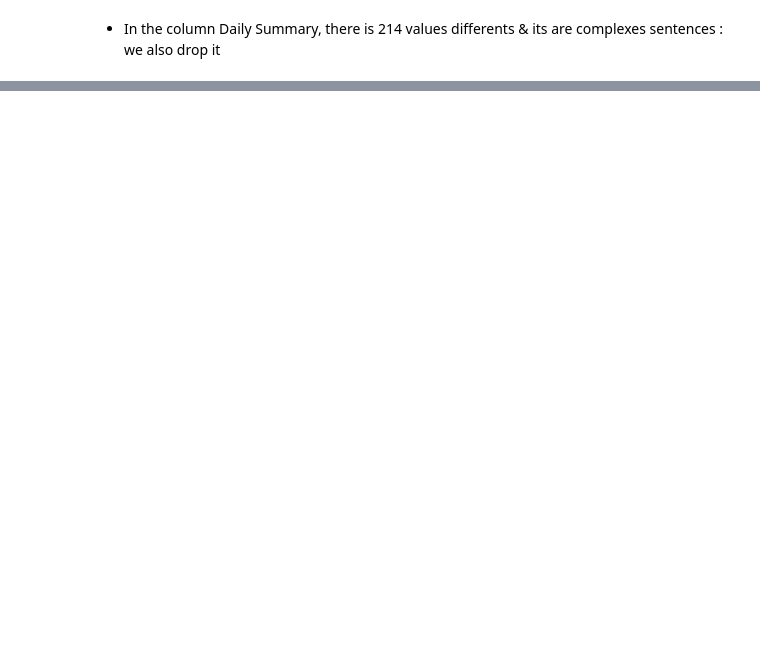
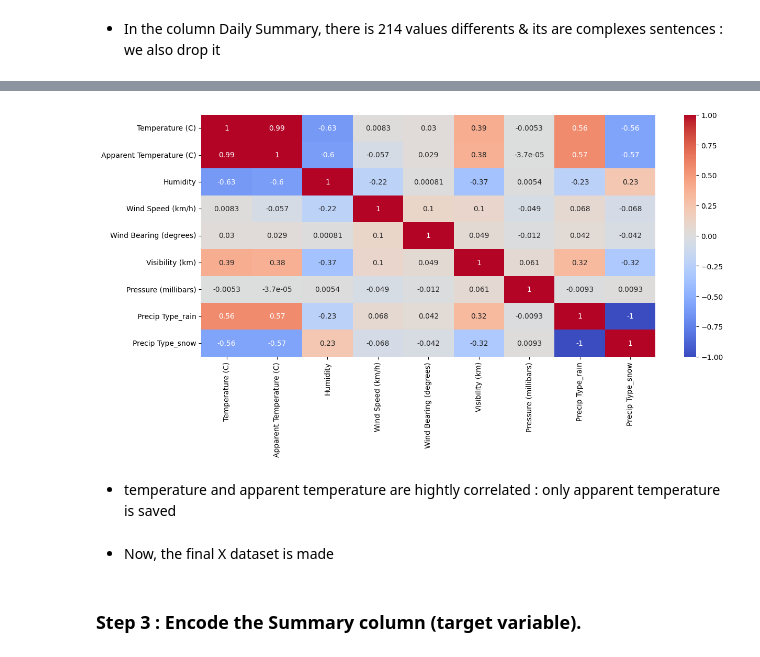
Before and after one commit to LucasTexier/Weather-prediction-with-bayesian-model, a Jupyter notebook: Weather-prediction.ipynb, the cells around one changed output, grey strips where cells are left out. Cells and saved outputs as stored; diff of their text form; code cells hidden in the pictures; blank space fills up the shorter version.

```diff
--- a/Weather-prediction.ipynb
+++ b/Weather-prediction.ipynb
@@ -229,0 +33,3 @@ print([[27] for _ in range(27)])
+# %%
+print(len(df['Daily Summary'].unique()), df['Daily Summary'].unique()[0:5])
+df.drop(['Daily Summary'], axis = 1, inplace=True)
@@ -229,0 +57,2 @@ print([[27] for _ in range(27)])
+# %%
+df.dropna(inplace=True)
@@ -229,0 +64,6 @@ print([[27] for _ in range(27)])
+# %%
+X_corr = pd.get_dummies(df, columns = ['Precip Type'])
+# %%
+#Formatted date will be treated after having cleaned data & Summary is removed because it is the target column
+X_corr = X_corr.drop(['Formatted Date', 'Summary'], axis = 1)
+X_corr.head()
@@ -229,0 +77,10 @@ print([[27] for _ in range(27)])
+# %%
+#plotting the matrix of correlation
+corr = X_corr.corr()
+plt.figure(figsize=(14,6))
+sns.heatmap(corr, cmap = 'coolwarm', annot=True)
+plt.show()
+# %% [output]
+[figure, added]
+# %% [markdown]
+* temperature and apparent temperature are hightly correlated : only apparent temperature is saved
@@ -229,0 +92,4 @@ print([[27] for _ in range(27)])
+# %% [markdown]
+ * Now, the final X dataset is made
+# %% [markdown]
+### Step 3 : Encode the Summary column (target variable).
```
Also changed, not shown: parts of 53 cells of this notebook.
